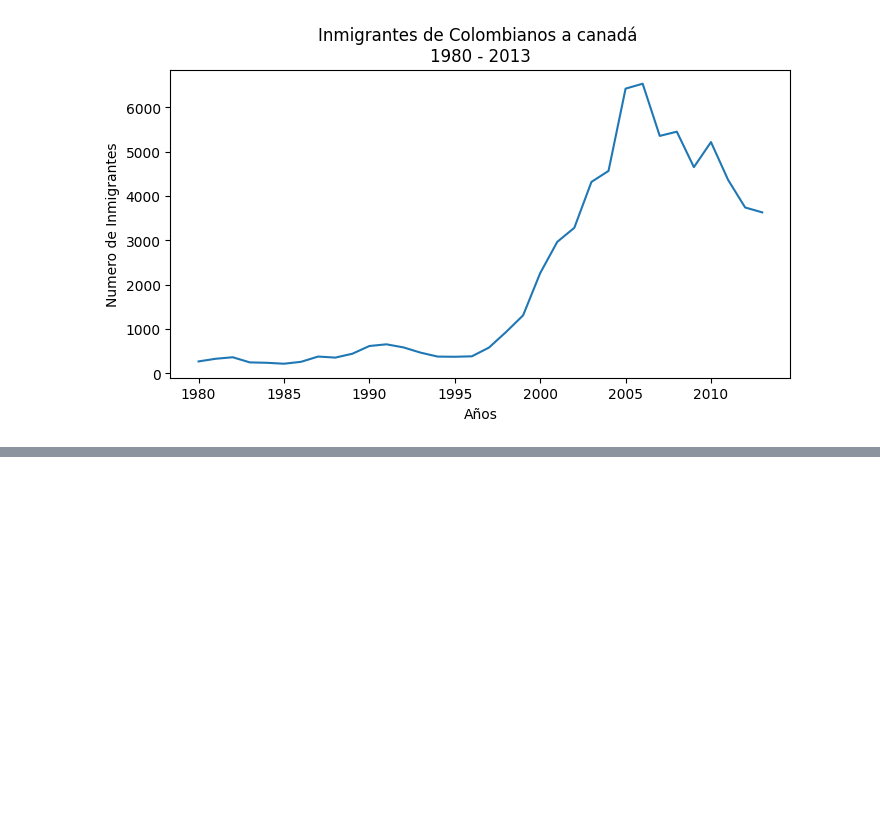
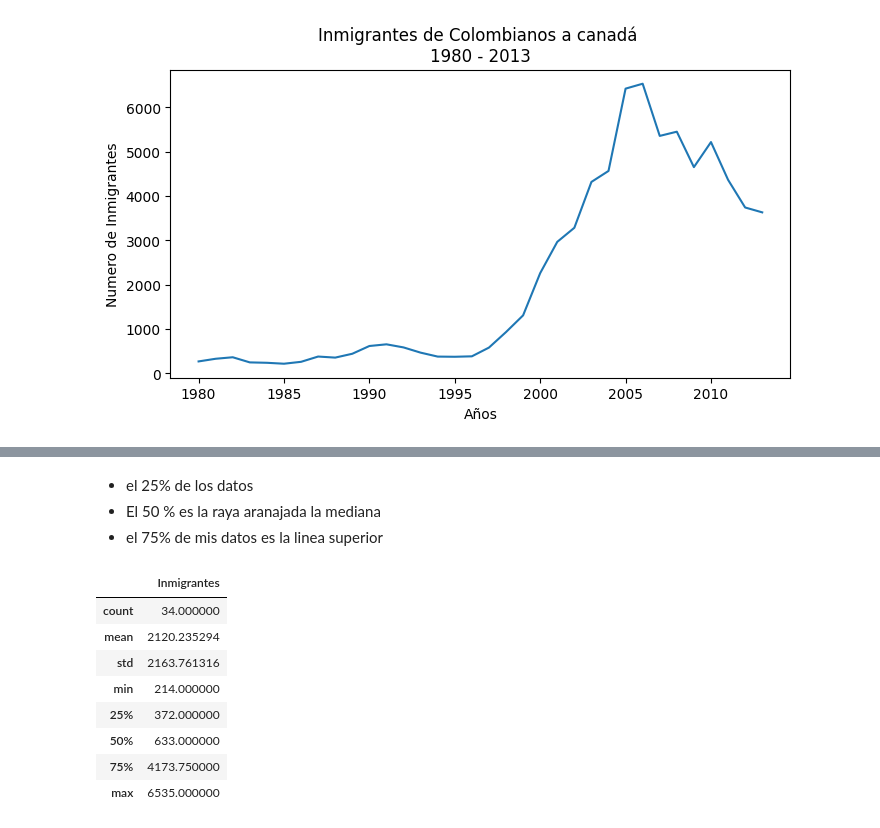
Before and after one commit to MarteDevs/visualizacion-de-datos-con-bibliotecas-de-python, a Jupyter notebook: visualizacion_de_datos_con_python.ipynb, the cells around one changed output, grey strips where cells are left out. Drawn from its saved outputs; the diff is of its cells as text; code cells hidden in the pictures; blank space fills up the shorter version.

```diff
--- a/visualizacion_de_datos_con_python.ipynb
+++ b/visualizacion_de_datos_con_python.ipynb
@@ -253,0 +301,24 @@ plt.show()
+# %% [markdown]
+* el 25% de los datos
+* El 50 % es la raya aranajada la mediana
+* el 75% de mis datos es la linea superior
+# %%
+datos_col.describe()
+# count = cantidad
+# mean = mediana
+# std = desvio medio
+# min = valor minimo
+# max = valor maximo
+# 25%
+# 50%
+# 70%
+# %% [output]
+|  | Inmigrantes |
+| count | 34.000000 |
+| mean | 2120.235294 |
+| std | 2163.761316 |
+| min | 214.000000 |
+| 25% | 372.000000 |
+| 50% | 633.000000 |
+| 75% | 4173.750000 |
+| max | 6535.000000 |
```
Also changed, not shown: parts of 4 cells of this notebook.
